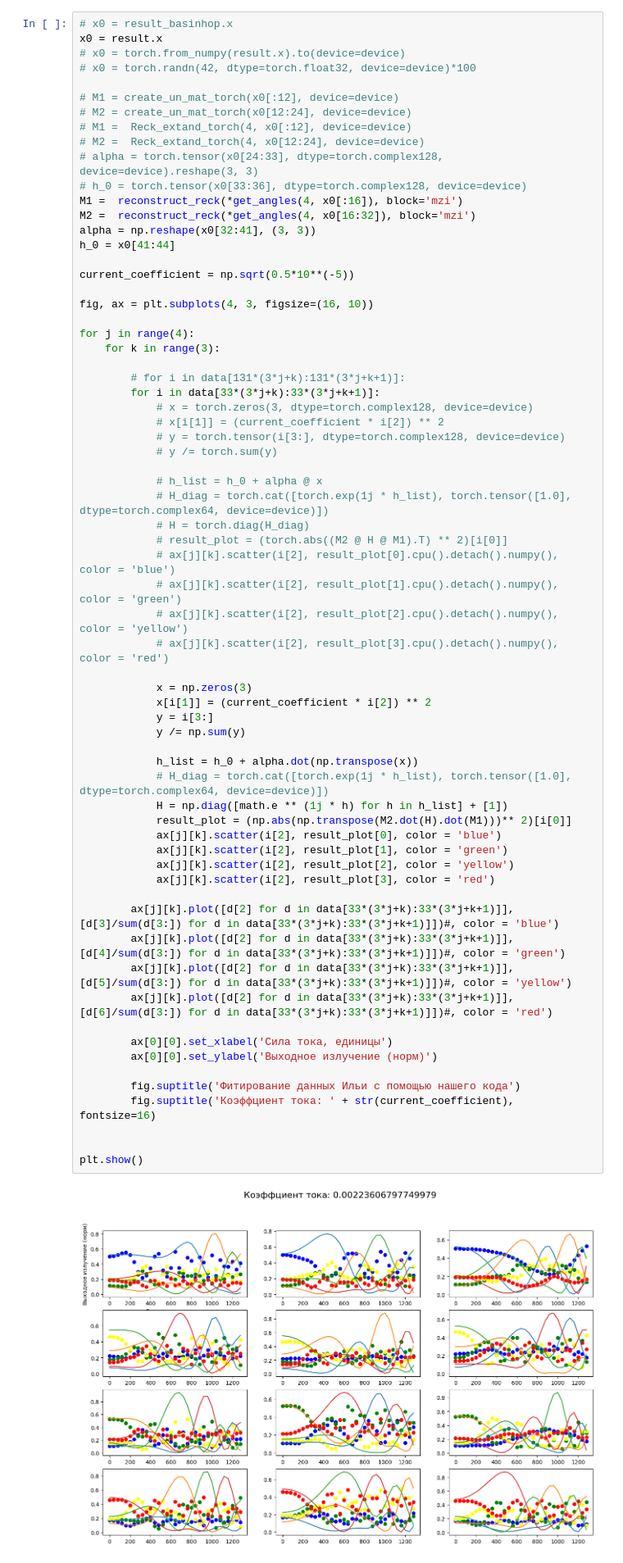
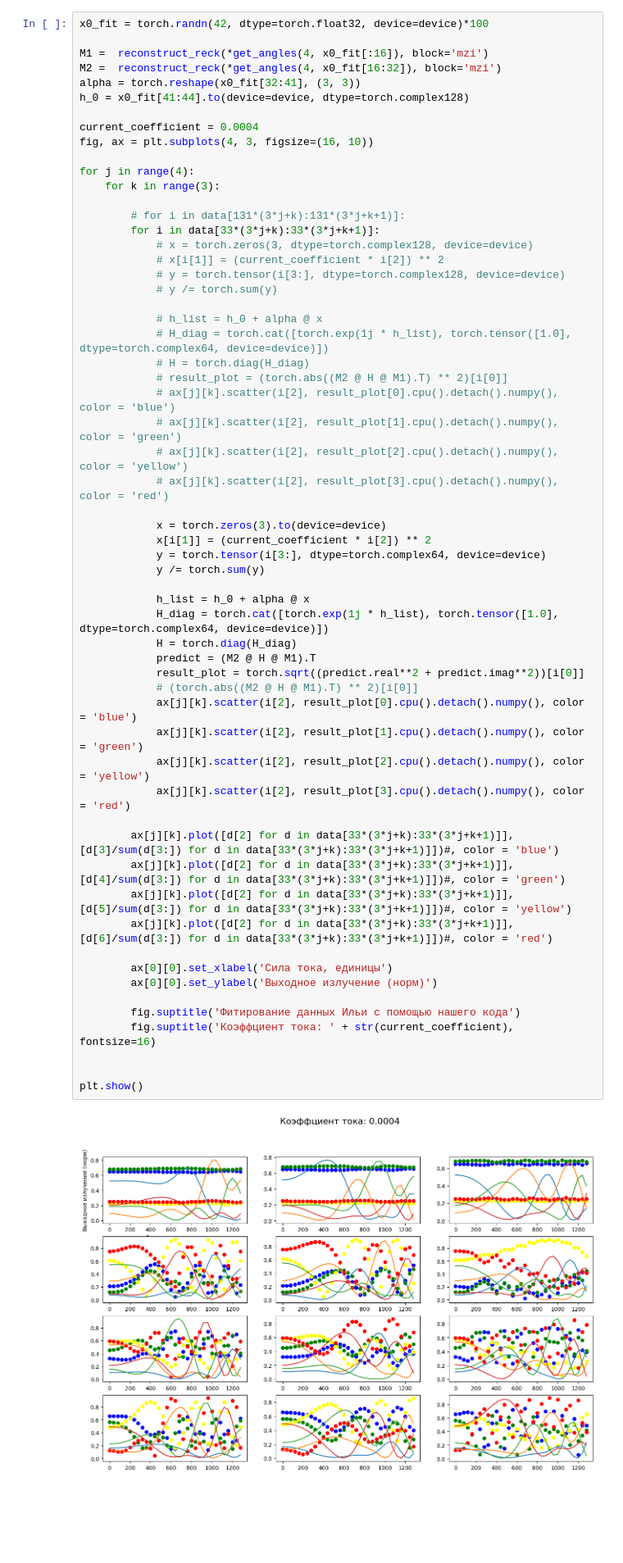
Before and after one commit to shfordogs/boson-sampling-mmi, a Jupyter notebook: four_mode_MMI_fit_v9(Clements).ipynb, the cells around one changed output. Shown at 82% size. Saved outputs shown, nothing was run; the diff lists cells and outputs as text; blank space fills up the shorter version.

```diff
--- a/four_mode_MMI_fit_v9(Clements).ipynb
+++ b/four_mode_MMI_fit_v9(Clements).ipynb
@@ -382,22 +478,12 @@ tensor([[ 0.5329-0.2676j,  0.1084-0.2168j, -0.4901-0.0656j, -0.1519-0.5640j],
 # %%
-# x0 = result_basinhop.x
-x0 = result.x
-# x0 = torch.from_numpy(result.x).to(device=device)
-# x0 = torch.randn(42, dtype=torch.float32, device=device)*100
+x0_fit = torch.randn(42, dtype=torch.float32, device=device)*100
 
-# M1 = create_un_mat_torch(x0[:12], device=device)
-# M2 = create_un_mat_torch(x0[12:24], device=device)
-# M1 =  Reck_extand_torch(4, x0[:12], device=device)
-# M2 =  Reck_extand_torch(4, x0[12:24], device=device)
-# alpha = torch.tensor(x0[24:33], dtype=torch.complex128, device=device).reshape(3, 3)
-# h_0 = torch.tensor(x0[33:36], dtype=torch.complex128, device=device)
-M1 =  reconstruct_reck(*get_angles(4, x0[:16]), block='mzi')
-M2 =  reconstruct_reck(*get_angles(4, x0[16:32]), block='mzi')
-alpha = np.reshape(x0[32:41], (3, 3))
-h_0 = x0[41:44]
+M1 =  reconstruct_reck(*get_angles(4, x0_fit[:16]), block='mzi')
+M2 =  reconstruct_reck(*get_angles(4, x0_fit[16:32]), block='mzi')
+alpha = torch.reshape(x0_fit[32:41], (3, 3))
+h_0 = x0_fit[41:44].to(device=device, dtype=torch.complex128)
 
-current_coefficient = np.sqrt(0.5*10**(-5))
-
+current_coefficient = 0.0004
 fig, ax = plt.subplots(4, 3, figsize=(16, 10))
 
 for j in range(4):
@@ -409,42 +495,44 @@ for j in range(4):
             # x[i[1]] = (current_coefficient * i[2]) ** 2
             # y = torch.tensor(i[3:], dtype=torch.complex128, device=device)
             # y /= torch.sum(y)
 
             # h_list = h_0 + alpha @ x
             # H_diag = torch.cat([torch.exp(1j * h_list), torch.tensor([1.0], dtype=torch.complex64, device=device)])
             # H = torch.diag(H_diag)
             # result_plot = (torch.abs((M2 @ H @ M1).T) ** 2)[i[0]]
             # ax[j][k].scatter(i[2], result_plot[0].cpu().detach().numpy(), color = 'blue')
             # ax[j][k].scatter(i[2], result_plot[1].cpu().detach().numpy(), color = 'green')
             # ax[j][k].scatter(i[2], result_plot[2].cpu().detach().numpy(), color = 'yellow')
             # ax[j][k].scatter(i[2], result_plot[3].cpu().detach().numpy(), color = 'red')
 
-            x = np.zeros(3)
+            x = torch.zeros(3).to(device=device)
             x[i[1]] = (current_coefficient * i[2]) ** 2
-            y = i[3:]
-            y /= np.sum(y)
+            y = torch.tensor(i[3:], dtype=torch.complex64, device=device)
+            y /= torch.sum(y)
 
-            h_list = h_0 + alpha.dot(np.transpose(x))
-            # H_diag = torch.cat([torch.exp(1j * h_list), torch.tensor([1.0], dtype=torch.complex64, device=device)])
-            H = np.diag([math.e ** (1j * h) for h in h_list] + [1])
-            result_plot = (np.abs(np.transpose(M2.dot(H).dot(M1)))** 2)[i[0]]
-            ax[j][k].scatter(i[2], result_plot[0], color = 'blue')
-            ax[j][k].scatter(i[2], result_plot[1], color = 'green')
-            ax[j][k].scatter(i[2], result_plot[2], color = 'yellow')
-            ax[j][k].scatter(i[2], result_plot[3], color = 'red')
+            h_list = h_0 + alpha @ x
+            H_diag = torch.cat([torch.exp(1j * h_list), torch.tensor([1.0], dtype=torch.complex64, device=device)])
+            H = torch.diag(H_diag)
+            predict = (M2 @ H @ M1).T
+            result_plot = torch.sqrt((predict.real**2 + predict.imag**2))[i[0]]
+            # (torch.abs((M2 @ H @ M1).T) ** 2)[i[0]]
+            ax[j][k].scatter(i[2], result_plot[0].cpu().detach().numpy(), color = 'blue')
+            ax[j][k].scatter(i[2], result_plot[1].cpu().detach().numpy(), color = 'green')
+            ax[j][k].scatter(i[2], result_plot[2].cpu().detach().numpy(), color = 'yellow')
+            ax[j][k].scatter(i[2], result_plot[3].cpu().detach().numpy(), color = 'red')
 
         ax[j][k].plot([d[2] for d in data[33*(3*j+k):33*(3*j+k+1)]], [d[3]/sum(d[3:]) for d in data[33*(3*j+k):33*(3*j+k+1)]])#, color = 'blue')
         ax[j][k].plot([d[2] for d in data[33*(3*j+k):33*(3*j+k+1)]], [d[4]/sum(d[3:]) for d in data[33*(3*j+k):33*(3*j+k+1)]])#, color = 'green')
         ax[j][k].plot([d[2] for d in data[33*(3*j+k):33*(3*j+k+1)]], [d[5]/sum(d[3:]) for d in data[33*(3*j+k):33*(3*j+k+1)]])#, color = 'yellow')
         ax[j][k].plot([d[2] for d in data[33*(3*j+k):33*(3*j+k+1)]], [d[6]/sum(d[3:]) for d in data[33*(3*j+k):33*(3*j+k+1)]])#, color = 'red')
 
         ax[0][0].set_xlabel('Сила тока, единицы')
         ax[0][0].set_ylabel('Выходное излучение (норм)')
 
         fig.suptitle('Фитирование данных Ильи с помощью нашего кода')
         fig.suptitle('Коэффциент тока: ' + str(current_coefficient), fontsize=16)
 
 
 plt.show()
 # %% [output]
-[figure, old version]
+[figure, new version]
```
Also changed, not shown: parts of 15 cells of this notebook, 43 other files.
